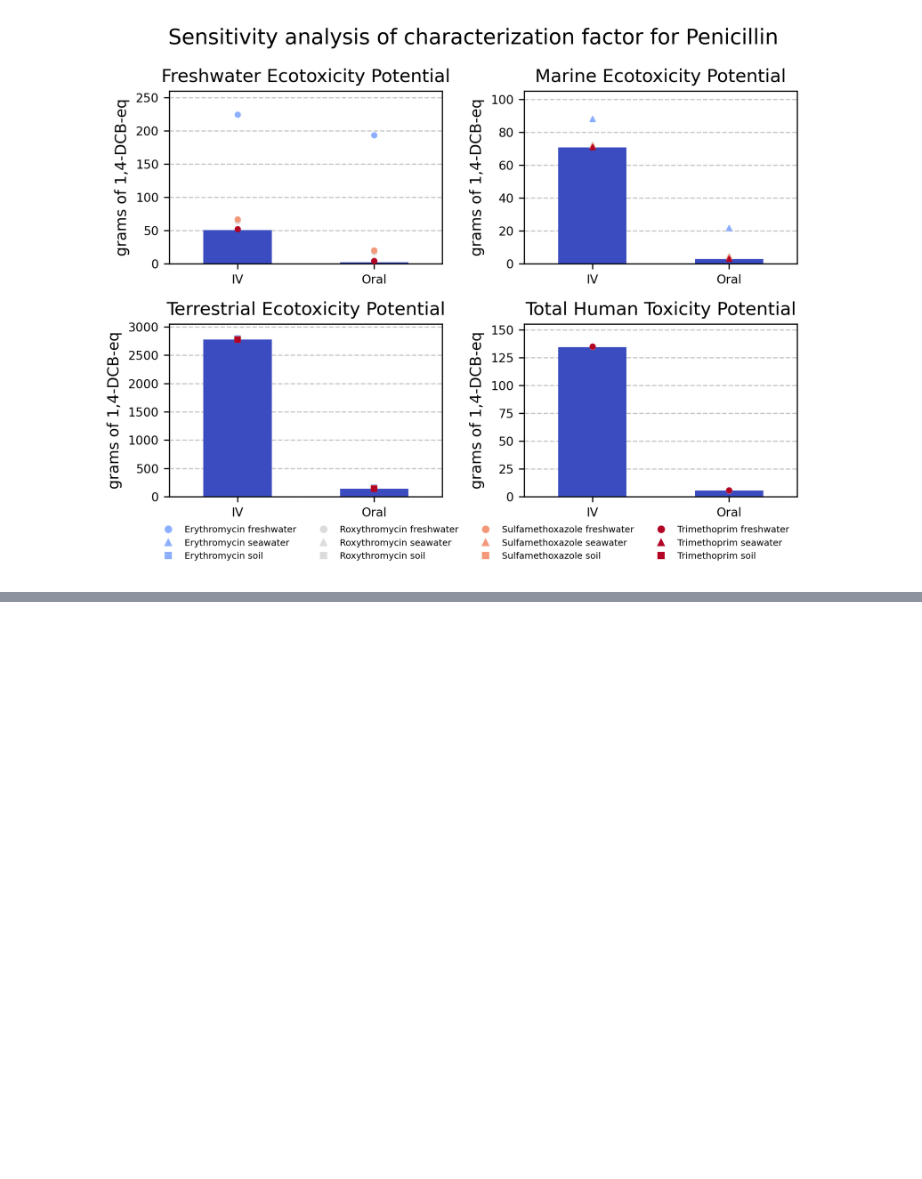
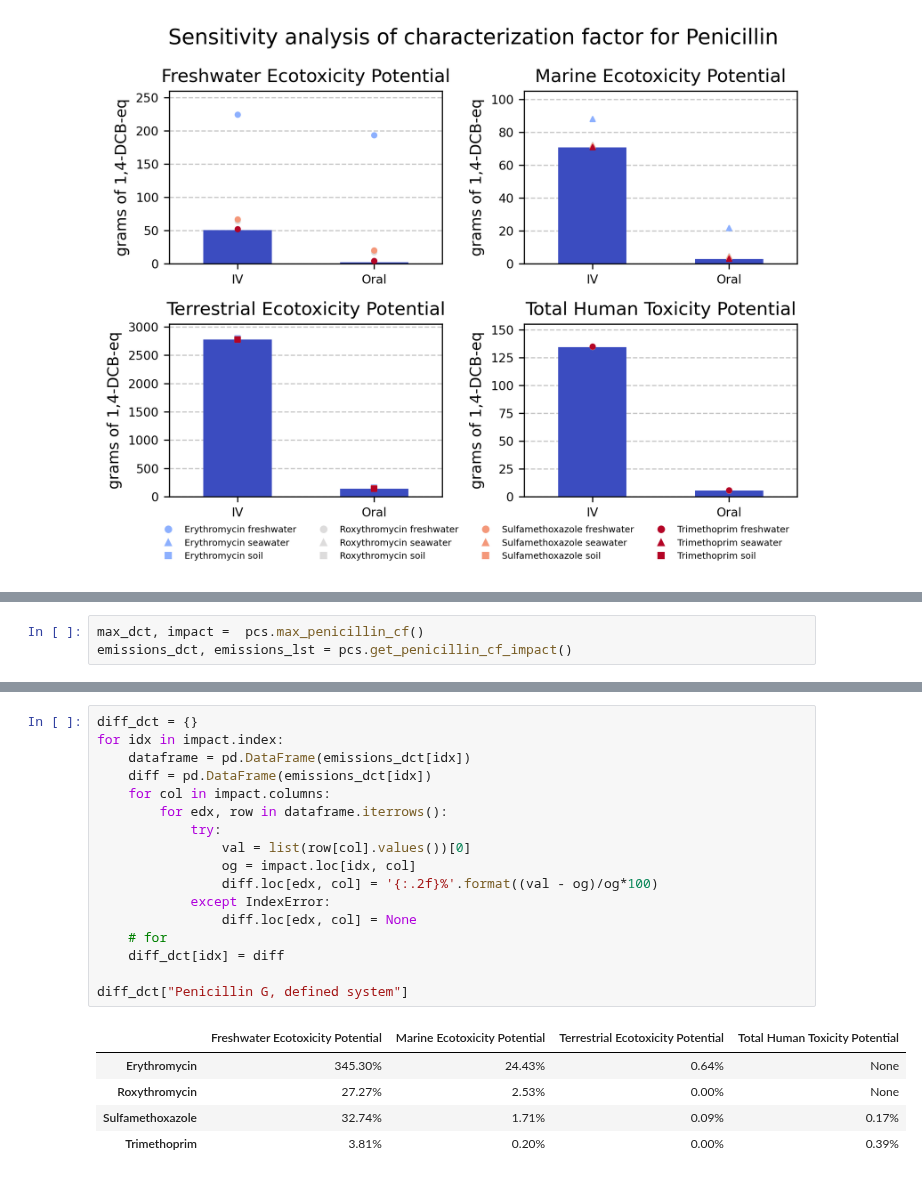
Before and after one commit to RuneWF/penicilin, a Jupyter notebook: Jupyter scripts/playbox.ipynb, the cells around one changed output, grey strips where cells are left out. Drawn from its saved outputs; the diff is of its cells as text; blank space fills up the shorter version.

```diff
--- a/Jupyter scripts/playbox.ipynb
+++ b/Jupyter scripts/playbox.ipynb
@@ -312,0 +314,3 @@ pcs.penicillin_cf_sensitivity_plot()
+# %%
+max_dct, impact =  pcs.max_penicillin_cf()
+emissions_dct, emissions_lst = pcs.get_penicillin_cf_impact()
@@ -312,0 +323,23 @@ pcs.penicillin_cf_sensitivity_plot()
+# %%
+diff_dct = {}
+for idx in impact.index:
+    dataframe = pd.DataFrame(emissions_dct[idx])
+    diff = pd.DataFrame(emissions_dct[idx])
+    for col in impact.columns:
+        for edx, row in dataframe.iterrows():
+            try:
+                val = list(row[col].values())[0]
+                og = impact.loc[idx, col]
+                diff.loc[edx, col] = '{:.2f}%'.format((val - og)/og*100)
+            except IndexError:
+                diff.loc[edx, col] = None
+    # for
+    diff_dct[idx] = diff
+
+diff_dct["Penicillin G, defined system"]
+# %% [output]
+|  | Freshwater Ecotoxicity Potential | Marine Ecotoxicity Potential | Terrestrial Ecotoxicity Potential | Total Human Toxicity Potential |
+| Erythromycin | 345.30% | 24.43% | 0.64% | None |
+| Roxythromycin | 27.27% | 2.53% | 0.00% | None |
+| Sulfamethoxazole | 32.74% | 1.71% | 0.09% | 0.17% |
+| Trimethoprim | 3.81% | 0.20% | 0.00% | 0.39% |
```
Also changed, not shown: parts of 4 cells of this notebook, 1 other file.
